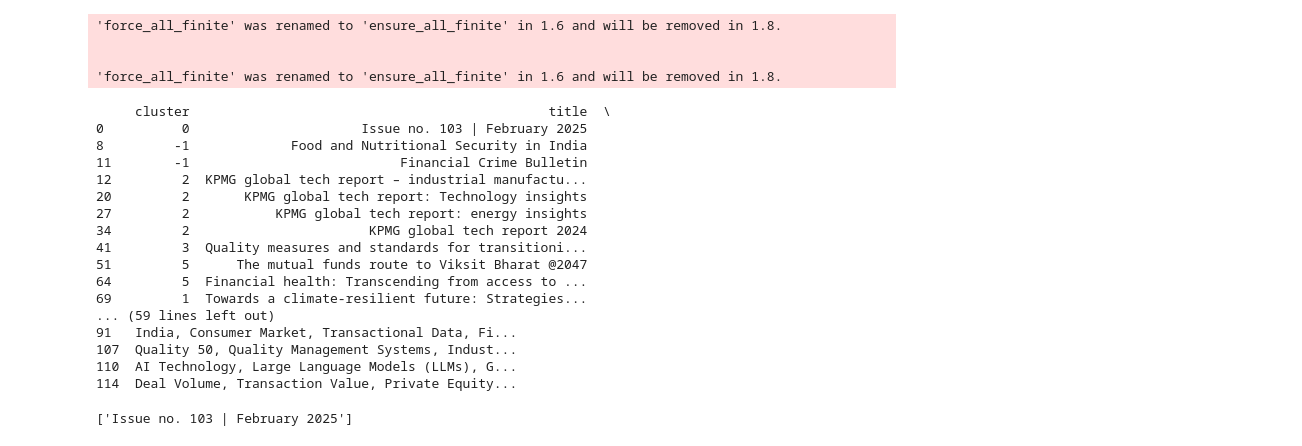
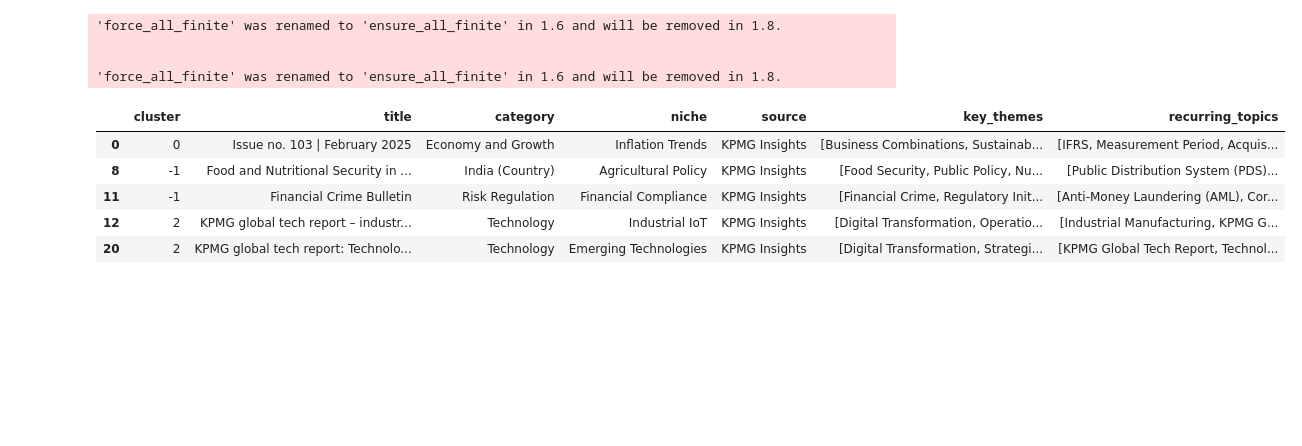
Before and after one commit to singhamal001/benori_assignment, a Jupyter notebook: embeddings_visualization.ipynb, the cells around one changed output. Cells and saved outputs as stored; diff of their text form; code cells hidden in the pictures; blank space fills up the shorter version.

Commit message:
Added Clustered df and data with key_themes and recurring_topics as lists

```diff
--- a/embeddings_visualization.ipynb
+++ b/embeddings_visualization.ipynb
@@ -79,30 +79,24 @@ fig.show()
 # %%
 df_unique = df.drop_duplicates(subset=["title", "category", "niche", "source", "key_themes", "recurring_topics"])
 
-df_clustered = df_unique[['cluster', 'title', 'category', 'niche', 'source', 'key_themes', 'recurring_topics']]
+df_clustered = df_unique[['cluster', 'title', 'category', 'niche', 'source', 'key_themes', 'recurring_topics']].copy()
 
-print(df_clustered)
+def split_to_list(text):
+    if isinstance(text, str) and text.strip():
+        return [item.strip() for item in text.split(',') if item.strip()]
+    else:
+        return []
+
+df_clustered["key_themes"] = df_clustered["key_themes"].apply(split_to_list)
+df_clustered["recurring_topics"] = df_clustered["recurring_topics"].apply(split_to_list)
+""
+df_clustered.to_csv("clustered_df_streamlit.csv")
-# %% [output]
-     cluster                                              title  \
-0          0                      Issue no. 103 | February 2025
-8         -1             Food and Nutritional Security in India
-11        -1                           Financial Crime Bulletin
-12         2  KPMG global tech report – industrial manufactu...
-20         2       KPMG global tech report: Technology insights
-27         2           KPMG global tech report: energy insights
-34         2                       KPMG global tech report 2024
-41         3  Quality measures and standards for transitioni...
-51         5      The mutual funds route to Viksit Bharat @2047
-64         5  Financial health: Transcending from access to ...
-69         1  Towards a climate-resilient future: Strategies...
-... (59 lines left out)
-91   India, Consumer Market, Transactional Data, Fi...
-107  Quality 50, Quality Management Systems, Indust...
-110  AI Technology, Large Language Models (LLMs), G...
-114  Deal Volume, Transaction Value, Private Equity...
-# %%
-# Example: Get all titles in cluster 0
-cluster_0_titles = df_clustered[df_clustered["cluster"] == 0]["title"].tolist()
-print(cluster_0_titles)
-# %% [output]
-['Issue no. 103 | February 2025']
+# %%
+df_clustered.head()
+# %% [output]
+|  | cluster | title | category | niche | source | key_themes | recurring_topics |
+| 0 | 0 | Issue no. 103 | February 2025 | Economy and Growth | Inflation Trends | KPMG Insights | [Business Combinations, Sustainab... | [IFRS, Measurement Period, Acquis... |
+| 8 | -1 | Food and Nutritional Security in ... | India (Country) | Agricultural Policy | KPMG Insights | [Food Security, Public Policy, Nu... | [Public Distribution System (PDS)... |
+| 11 | -1 | Financial Crime Bulletin | Risk Regulation | Financial Compliance | KPMG Insights | [Financial Crime, Regulatory Init... | [Anti-Money Laundering (AML), Cor... |
+| 12 | 2 | KPMG global tech report – industr... | Technology | Industrial IoT | KPMG Insights | [Digital Transformation, Operatio... | [Industrial Manufacturing, KPMG G... |
+| 20 | 2 | KPMG global tech report: Technolo... | Technology | Emerging Technologies | KPMG Insights | [Digital Transformation, Strategi... | [KPMG Global Tech Report, Technol... |
```
Also changed, not shown: 1 other file.
